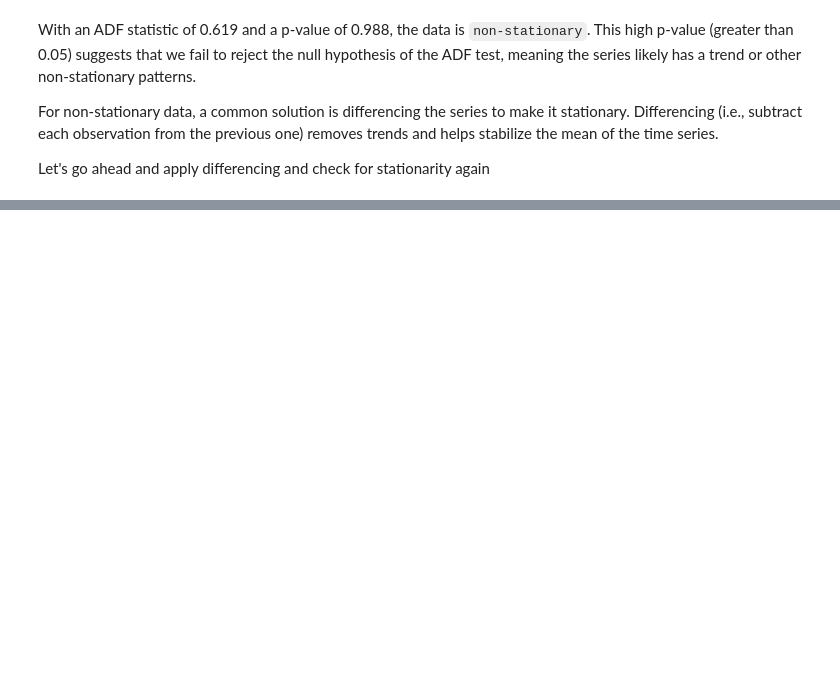
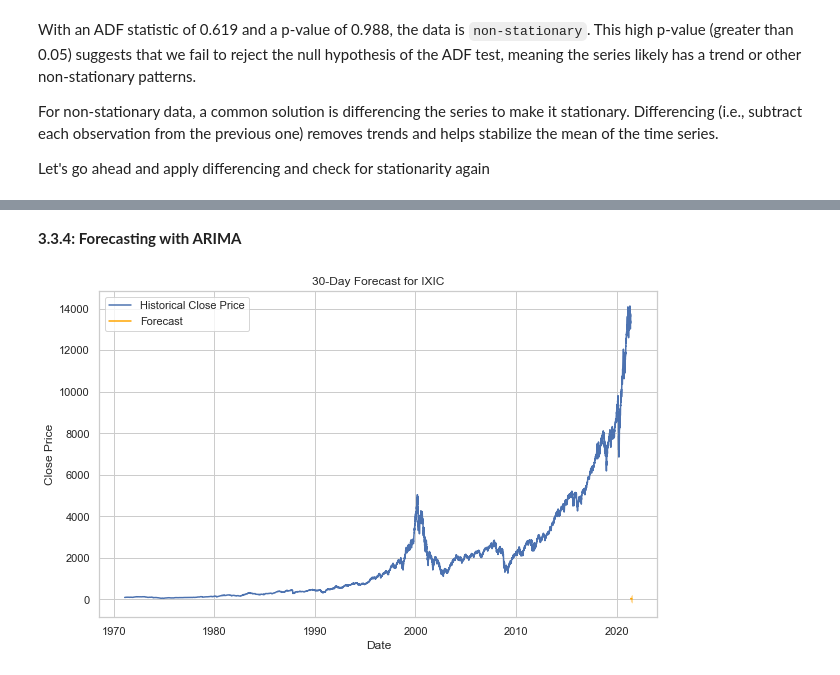
Before and after one commit to mandele1999/stock_data_analysis, a Jupyter notebook: stock_analysis.ipynb, the cells around one changed output, grey strips where cells are left out. Saved outputs shown, nothing was run; the diff lists cells and outputs as text; code cells hidden in the pictures; blank space fills up the shorter version.

Commit message:
Added ARIMA model

```diff
--- a/stock_analysis.ipynb
+++ b/stock_analysis.ipynb
@@ -209,7 +209,7 @@ For simplicity and intepretability, our model of choice will be ARIMA (Auto-Regr
 Let's start with one of the promising indexes and filter data then perform a stationarity check with Augmented Dickey-Fuller which is required for ARIMA models and, if needed, apply transformations to make the data stationary. If p-value < 0.05, the series is stationary, otherwise we may need to difference.
 # %%
 # Filter data for a single index
-index_data = df[df['Index'] == 'NSEI']
+index_data = df[df['Index'] == 'IXIC']
 
 # Check for stationarity with the ADF test on the closing price
 result = adfuller(index_data['Close'].dropna())
@@ -229,7 +231,7 @@ Let's go ahead and apply differencing and check for stationarity again
 df['Close_Diff'] = df.groupby('Index')['Close'].diff()
 
 # Filter data for the index you're analyzing,
-index_data_diff = df[df['Index'] == 'NSEI']['Close_Diff'].dropna()
+index_data_diff = df[df['Index'] == 'IXIC']['Close_Diff'].dropna()
 
 # ADF test on differenced data
 result_diff = adfuller(index_data_diff)
@@ -244,0 +256,6 @@ We won't be differencing our data any further as we can see our p-value is less
+# %%
+# Apply auto_arima to the differenced data to select p and q
+model = pm.auto_arima(index_data_diff, seasonal=False, trace=True, suppress_warnings=True)
+
+# Print the optimal parameters found
+print(f"Best ARIMA Model: {model.summary()}")
@@ -244,0 +284,7 @@ We won't be differencing our data any further as we can see our p-value is less
+# %%
+# Fit the ARIMA model using the best p, d, q values from auto_arima
+arima_model = ARIMA(index_data_diff, order=(model.order[0], 1, model.order[2]))  # d=1 because we differenced once
+arima_fitted = arima_model.fit()
+
+# Print the summary of the fitted model
+print(arima_fitted.summary())
@@ -244,0 +309,24 @@ We won't be differencing our data any further as we can see our p-value is less
+# %% [markdown]
+**3.3.4: Forecasting with ARIMA**
+# %%
+# Forecast the next 30 days
+forecast = arima_fitted.get_forecast(steps=30)
+
+# Extract the forecasted values and the confidence intervals
+forecast_mean = forecast.predicted_mean
+confidence_intervals = forecast.conf_int()
+
+# Create a time range for the forecasted dates
+forecast_dates = pd.date_range(start=index_data['Date'].max(), periods=31, freq='B')[1:]
+
+plt.figure(figsize=(10, 6))
+plt.plot(index_data['Date'], index_data['Close'], label="Historical Close Price")
+plt.plot(forecast_dates, forecast_mean, label="Forecast", color='orange')
+plt.fill_between(forecast_dates, confidence_intervals.iloc[:, 0], confidence_intervals.iloc[:, 1], color='orange', alpha=0.3)
+plt.title("30-Day Forecast for IXIC")
+plt.xlabel("Date")
+plt.ylabel("Close Price")
+plt.legend()
+plt.show()
+# %% [output]
+[figure, added]
```
Also changed, not shown: parts of 9 cells of this notebook.
